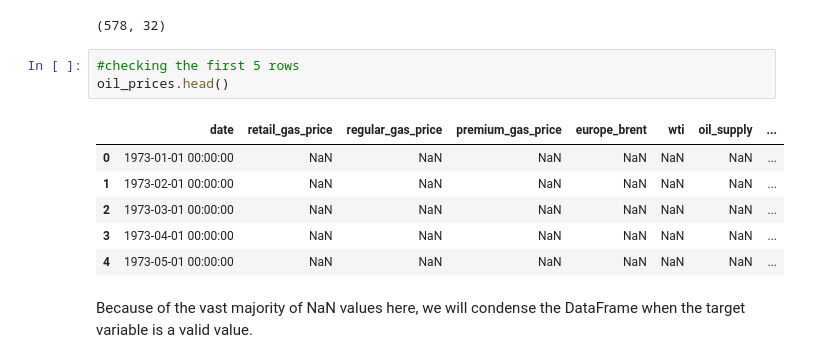
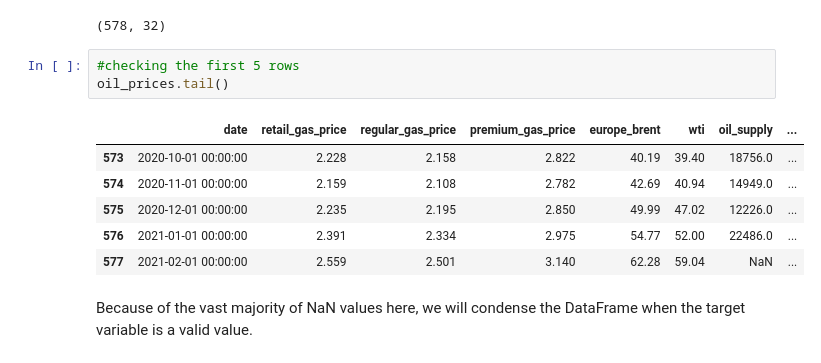
Before and after one commit to zachagreenberg/GasPrices, a Jupyter notebook: Project_Notebook.ipynb, the cells around one changed output. Drawn from its saved outputs; the diff is of its cells as text.

```diff
--- a/Project_Notebook.ipynb
+++ b/Project_Notebook.ipynb
@@ -47,14 +47,14 @@ oil_prices.shape
 (578, 32)
 # %%
 #checking the first 5 rows
-oil_prices.head()
+oil_prices.tail()
 # %% [output]
 |  | date | retail_gas_price | regular_gas_price | premium_gas_price | europe_brent | wti | oil_supply | ... |
-| 0 | 1973-01-01 00:00:00 | NaN | NaN | NaN | NaN | NaN | NaN | ... |
-| 1 | 1973-02-01 00:00:00 | NaN | NaN | NaN | NaN | NaN | NaN | ... |
-| 2 | 1973-03-01 00:00:00 | NaN | NaN | NaN | NaN | NaN | NaN | ... |
-| 3 | 1973-04-01 00:00:00 | NaN | NaN | NaN | NaN | NaN | NaN | ... |
-| 4 | 1973-05-01 00:00:00 | NaN | NaN | NaN | NaN | NaN | NaN | ... |
+| 573 | 2020-10-01 00:00:00 | 2.228 | 2.158 | 2.822 | 40.19 | 39.40 | 18756.0 | ... |
+| 574 | 2020-11-01 00:00:00 | 2.159 | 2.108 | 2.782 | 42.69 | 40.94 | 14949.0 | ... |
+| 575 | 2020-12-01 00:00:00 | 2.235 | 2.195 | 2.850 | 49.99 | 47.02 | 12226.0 | ... |
+| 576 | 2021-01-01 00:00:00 | 2.391 | 2.334 | 2.975 | 54.77 | 52.00 | 22486.0 | ... |
+| 577 | 2021-02-01 00:00:00 | 2.559 | 2.501 | 3.140 | 62.28 | 59.04 | NaN | ... |
 # %% [markdown]
 Because of the vast majority of NaN values here, we will condense the DataFrame when the target variable is a valid value.
 # %%
```
